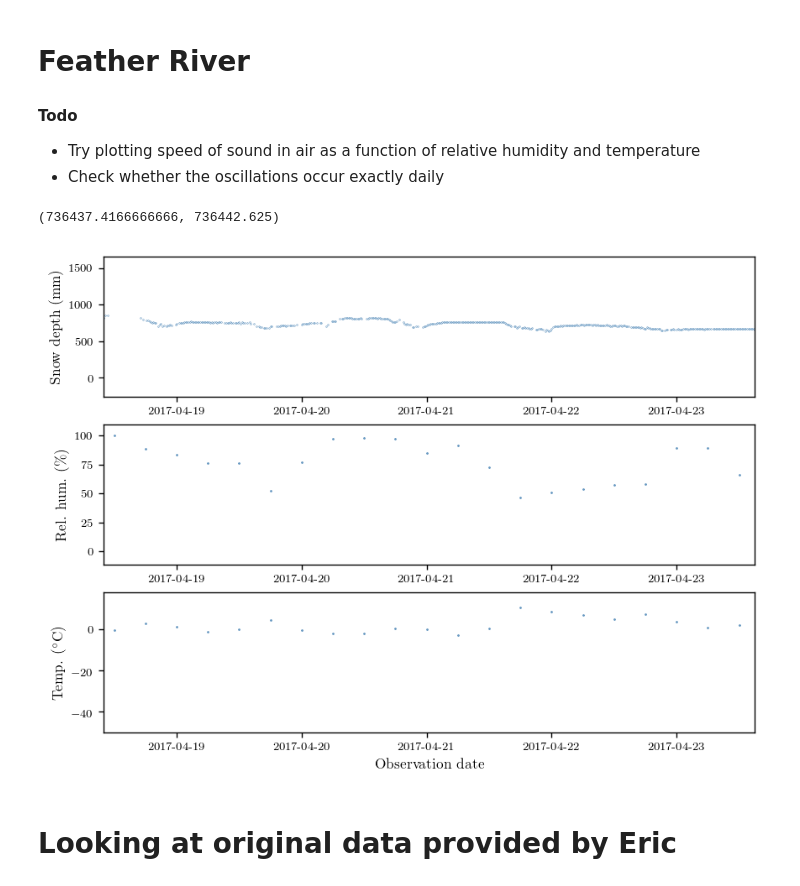
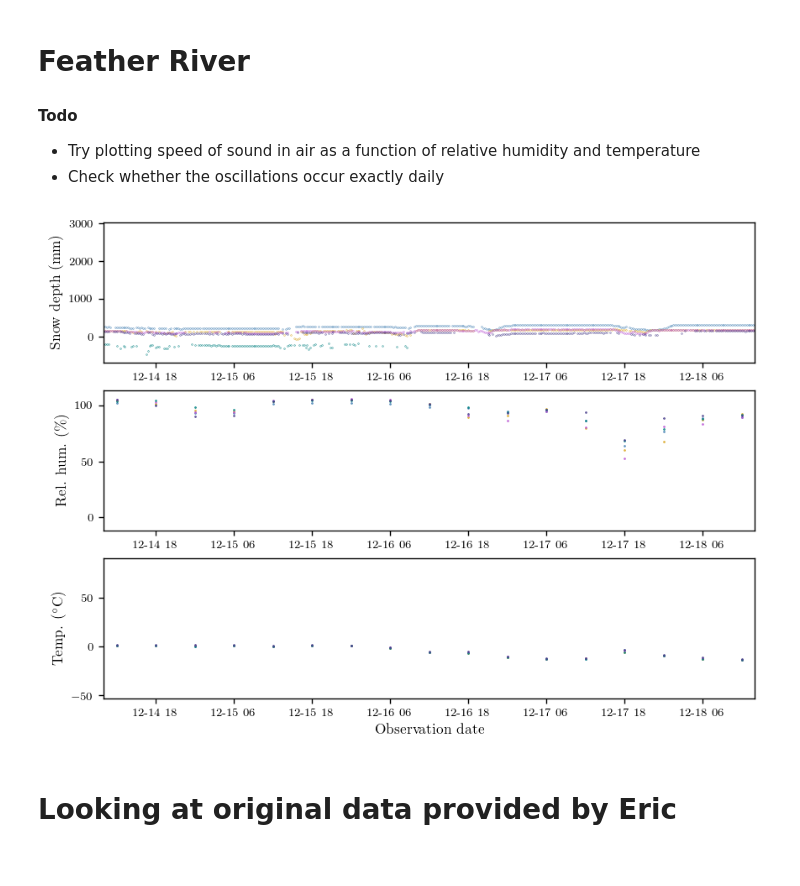
Before and after one commit to adam-coogan/snow_data_cleaning, a Jupyter notebook: scripts/DataExplorations.ipynb, the cells around one changed output. Saved outputs shown, nothing was run; the diff lists cells and outputs as text; code cells hidden in the pictures.

```diff
--- a/scripts/DataExplorations.ipynb
+++ b/scripts/DataExplorations.ipynb
@@ -23,30 +23,28 @@ times = pd.to_datetime(df_feather_ktl["time"])
 # %%
 plt.figure(figsize=(8, 6))
 
-sensor = 1
+idx_ti = 16000 # 28000
+ti = times[idx_ti]
+tf = times[idx_ti + 400]
 
-idx_ti = 28000#15000
-ti = times[idx_ti]
-tf = times[idx_ti + 500]
+for sensor in range(1, 12, 2):
+    plt.subplot(3, 1, 1)
+    plt.plot(times, df_feather_ktl["snowdepth_%i"%sensor], '.', markersize=0.5)
+    plt.ylabel("Snow depth (mm)")
+    plt.xlim(ti, tf)
 
-plt.subplot(3, 1, 1)
-plt.plot(times, df_feather_ktl["snowdepth_%i"%sensor], '.', markersize=0.5)
-plt.ylabel("Snow depth (mm)")
-plt.xlim(ti, tf)
+    plt.subplot(3, 1, 2)
+    plt.plot(times, df_feather_ktl["rel_humidity_%i"%sensor], '.', markersize=1)
+    plt.ylabel("Rel. hum. (\%)")
+    plt.xlim(ti, tf)
 
-plt.subplot(3, 1, 2)
-plt.plot(times, df_feather_ktl["rel_humidity_%i"%sensor], '.', markersize=1)
-plt.ylabel("Rel. hum. (\%)")
-plt.xlim(ti, tf)
-
-plt.subplot(3, 1, 3)
-plt.plot(times, df_feather_ktl["air_temp_%i"%sensor], '.', markersize=1)
-plt.xlabel("Observation date")
-plt.ylabel(r"Temp. ($^\circ$C)")
-plt.xlim(ti, tf)
+    plt.subplot(3, 1, 3)
+    plt.plot(times, df_feather_ktl["air_temp_%i"%sensor], '.', markersize=1)
+    plt.xlabel("Observation date")
+    plt.ylabel(r"Temp. ($^\circ$C)")
+    plt.xlim(ti, tf)
 # %% [output]
-(736437.4166666666, 736442.625)
-[figure, old version]
+[figure, new version]
 # %% [markdown]
 # Looking at original data provided by Eric
 # %%
```
Also changed, not shown: parts of 4 cells of this notebook.
